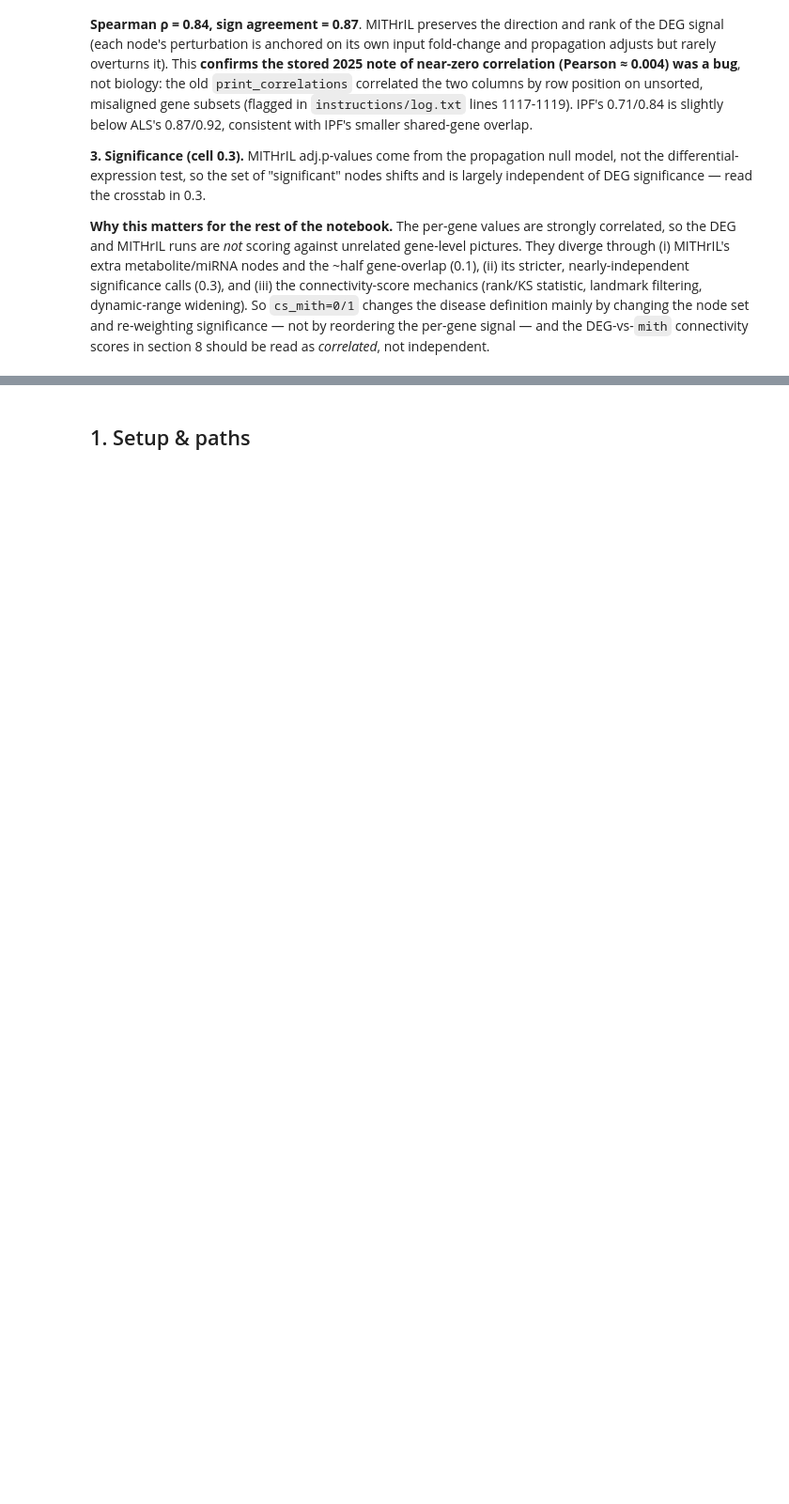
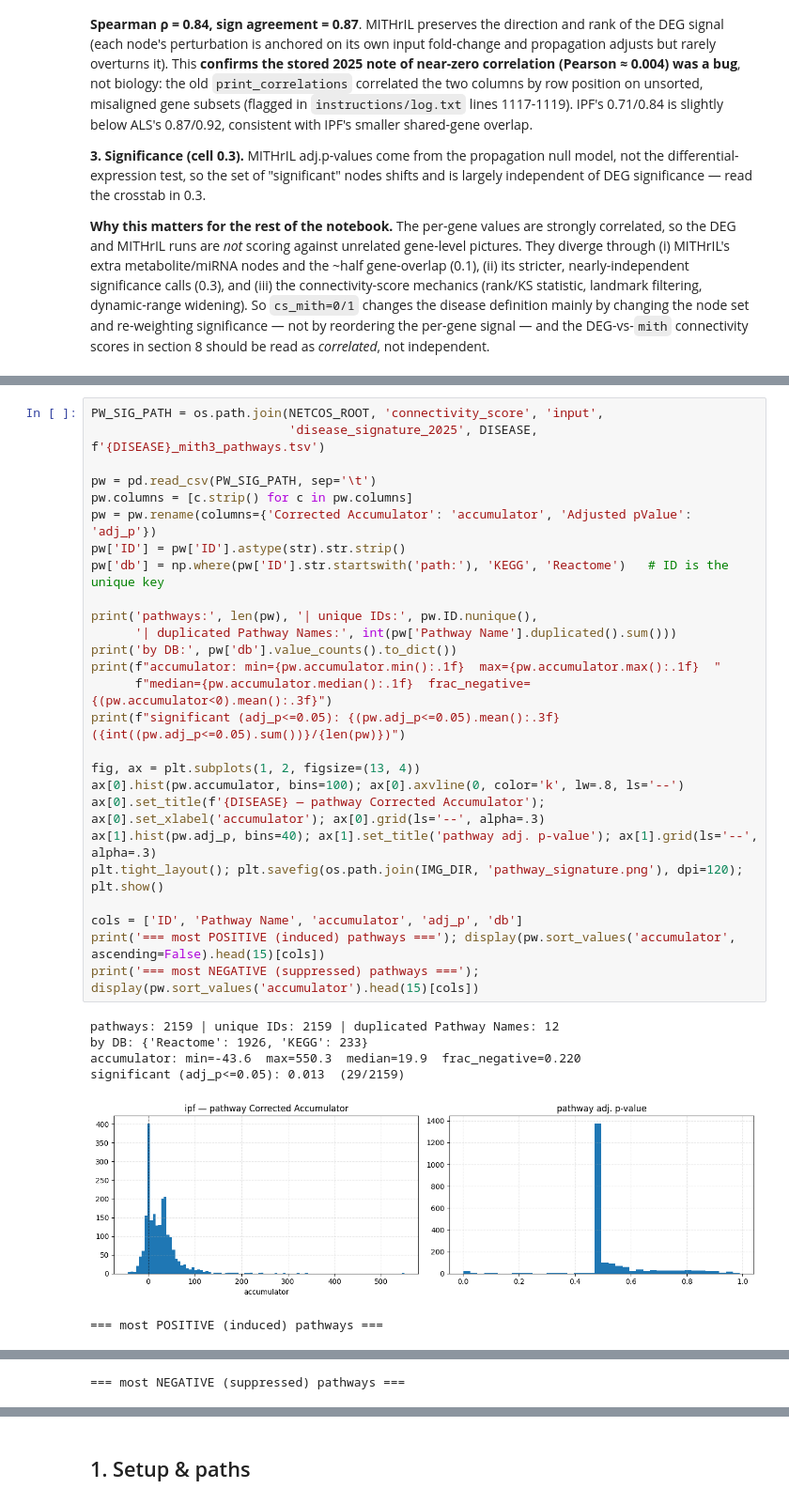
Before and after one commit to knowmics-lab/netcos, a Jupyter notebook: data_exploration/data_exploration_ipf_CS_and_rankings.ipynb, the cells around one changed output, grey strips where cells are left out. Shown at 94% size. Cells and saved outputs as stored; diff of their text form; blank space fills up the shorter version.

```diff
--- a/data_exploration/data_exploration_ipf_CS_and_rankings.ipynb
+++ b/data_exploration/data_exploration_ipf_CS_and_rankings.ipynb
@@ -184,0 +193,33 @@ read as *correlated*, not independent.
+# %%
+PW_SIG_PATH = os.path.join(NETCOS_ROOT, 'connectivity_score', 'input',
+                           'disease_signature_2025', DISEASE, f'{DISEASE}_mith3_pathways.tsv')
+
+pw = pd.read_csv(PW_SIG_PATH, sep='\t')
+pw.columns = [c.strip() for c in pw.columns]
+pw = pw.rename(columns={'Corrected Accumulator': 'accumulator', 'Adjusted pValue': 'adj_p'})
+pw['ID'] = pw['ID'].astype(str).str.strip()
+pw['db'] = np.where(pw['ID'].str.startswith('path:'), 'KEGG', 'Reactome')   # ID is the unique key
+
+print('pathways:', len(pw), '| unique IDs:', pw.ID.nunique(),
+      '| duplicated Pathway Names:', int(pw['Pathway Name'].duplicated().sum()))
+print('by DB:', pw['db'].value_counts().to_dict())
+print(f"accumulator: min={pw.accumulator.min():.1f}  max={pw.accumulator.max():.1f}  "
+      f"median={pw.accumulator.median():.1f}  frac_negative={(pw.accumulator<0).mean():.3f}")
+print(f"significant (adj_p<=0.05): {(pw.adj_p<=0.05).mean():.3f}  ({int((pw.adj_p<=0.05).sum())}/{len(pw)})")
+
+fig, ax = plt.subplots(1, 2, figsize=(13, 4))
+ax[0].hist(pw.accumulator, bins=100); ax[0].axvline(0, color='k', lw=.8, ls='--')
+ax[0].set_title(f'{DISEASE} — pathway Corrected Accumulator'); ax[0].set_xlabel('accumulator'); ax[0].grid(ls='--', alpha=.3)
+ax[1].hist(pw.adj_p, bins=40); ax[1].set_title('pathway adj. p-value'); ax[1].grid(ls='--', alpha=.3)
+plt.tight_layout(); plt.savefig(os.path.join(IMG_DIR, 'pathway_signature.png'), dpi=120); plt.show()
+
+cols = ['ID', 'Pathway Name', 'accumulator', 'adj_p', 'db']
+print('=== most POSITIVE (induced) pathways ==='); display(pw.sort_values('accumulator', ascending=False).head(15)[cols])
+print('=== most NEGATIVE (suppressed) pathways ==='); display(pw.sort_values('accumulator').head(15)[cols])
+# %% [output]
+pathways: 2159 | unique IDs: 2159 | duplicated Pathway Names: 12
+by DB: {'Reactome': 1926, 'KEGG': 233}
+accumulator: min=-43.6  max=550.3  median=19.9  frac_negative=0.220
+significant (adj_p<=0.05): 0.013  (29/2159)
+[figure, added]
+=== most POSITIVE (induced) pathways ===
@@ -184,0 +242 @@ read as *correlated*, not independent.
+=== most NEGATIVE (suppressed) pathways ===
```
Also changed, not shown: parts of 3 cells of this notebook, 4 other files.
